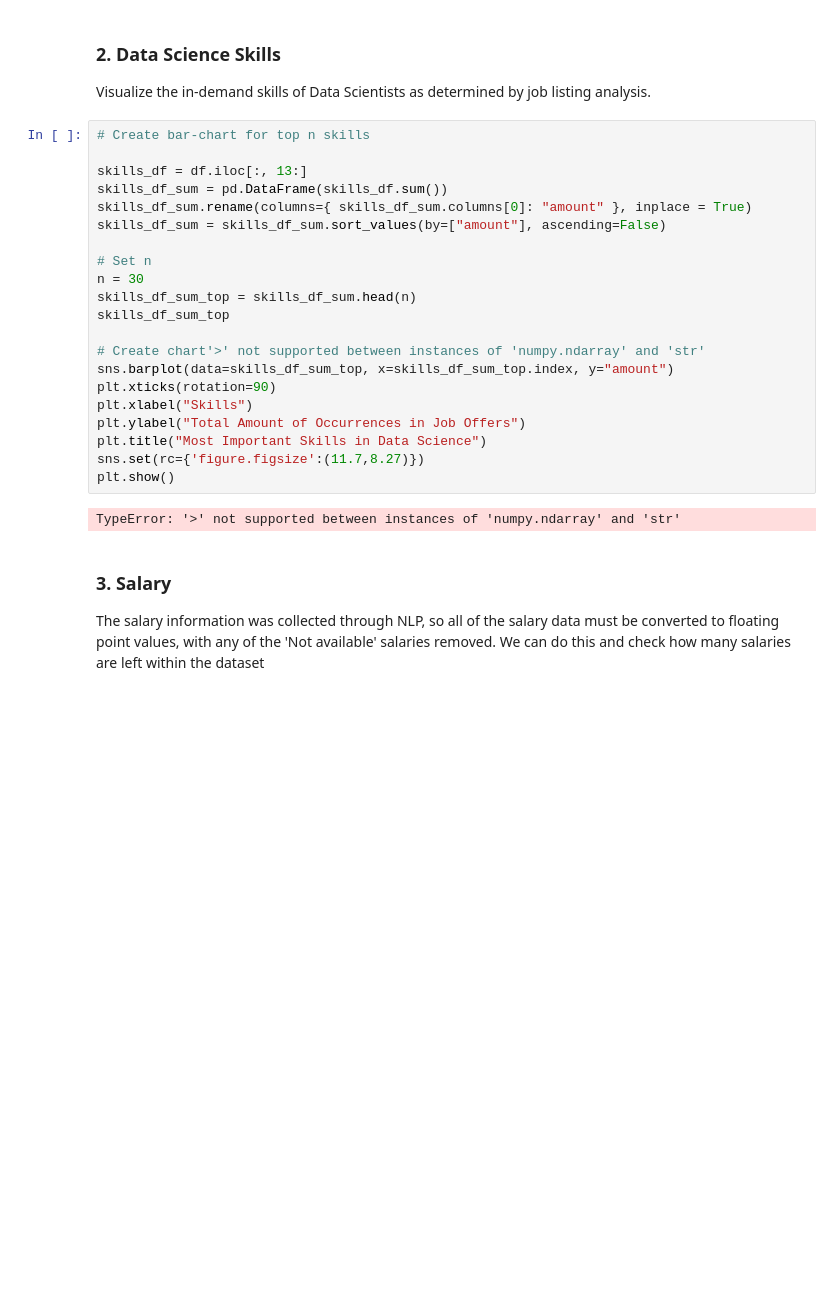
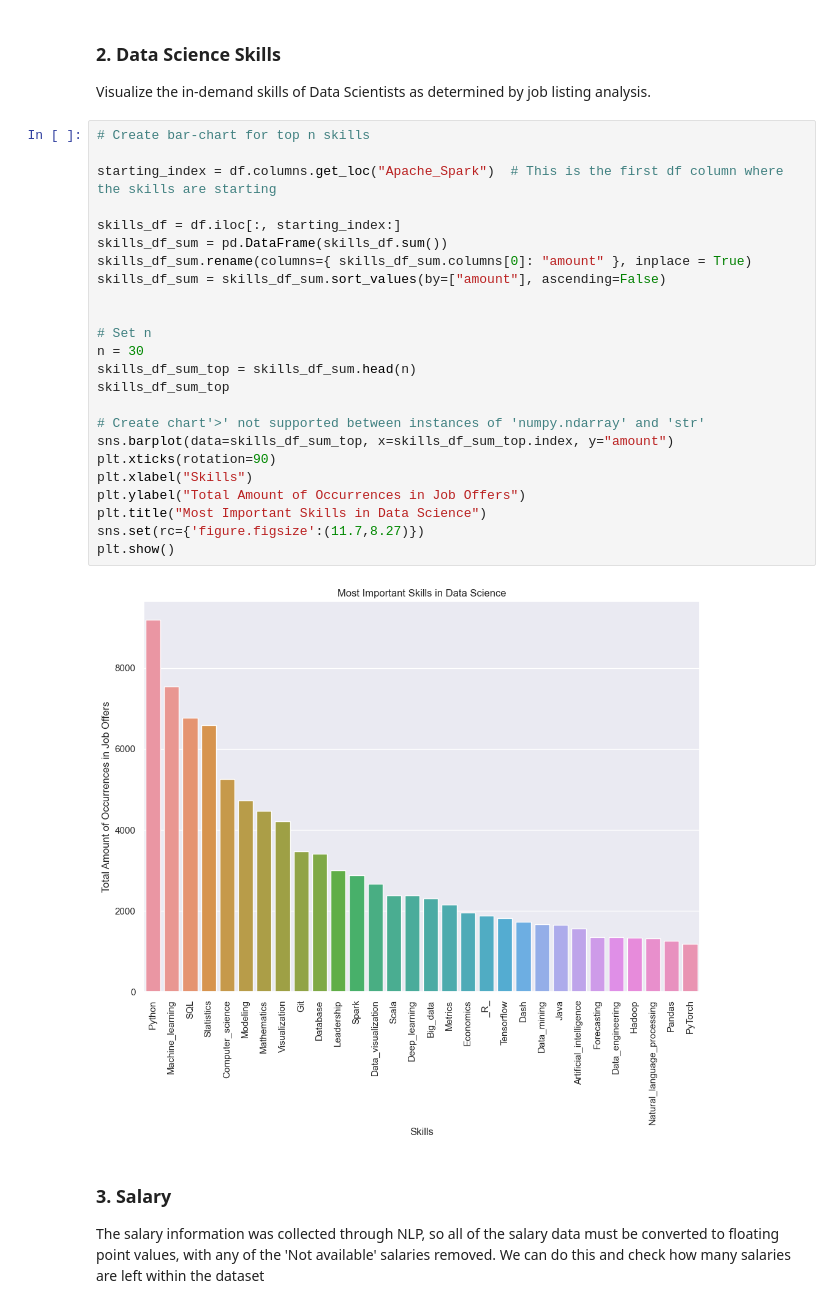
Before and after one commit to trav-d13/Data-Science-Job-Market-Analysis, a Jupyter notebook: eda.ipynb, the cells around one changed output. Cells and saved outputs as stored; diff of their text form; blank space fills up the shorter version.

Commit message:
Fixed Skills EDA with dynamic indexing

```diff
--- a/eda.ipynb
+++ b/eda.ipynb
@@ -120,26 +120,29 @@ Visualize the in-demand skills of Data Scientists as determined by job listing a
 # %%
 # Create bar-chart for top n skills
 
-skills_df = df.iloc[:, 13:]
+starting_index = df.columns.get_loc("Apache_Spark")  # This is the first df column where the skills are starting
+
+skills_df = df.iloc[:, starting_index:]
 skills_df_sum = pd.DataFrame(skills_df.sum())
 skills_df_sum.rename(columns={ skills_df_sum.columns[0]: "amount" }, inplace = True)
 skills_df_sum = skills_df_sum.sort_values(by=["amount"], ascending=False)
+
 
 # Set n
 n = 30
 skills_df_sum_top = skills_df_sum.head(n)
 skills_df_sum_top
 
 # Create chart'>' not supported between instances of 'numpy.ndarray' and 'str'
 sns.barplot(data=skills_df_sum_top, x=skills_df_sum_top.index, y="amount")
 plt.xticks(rotation=90)
 plt.xlabel("Skills")
 plt.ylabel("Total Amount of Occurrences in Job Offers")
 plt.title("Most Important Skills in Data Science")
 sns.set(rc={'figure.figsize':(11.7,8.27)})
 plt.show()
 # %% [output]
-TypeError: '>' not supported between instances of 'numpy.ndarray' and 'str'
+[figure, added]
 # %% [markdown]
 ### 3. Salary
 
```
